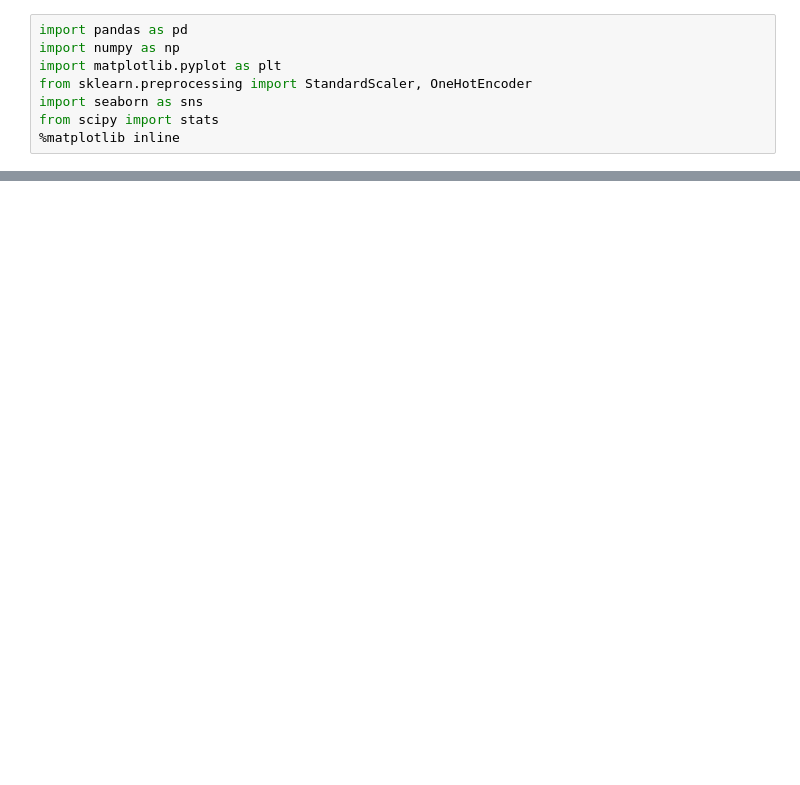
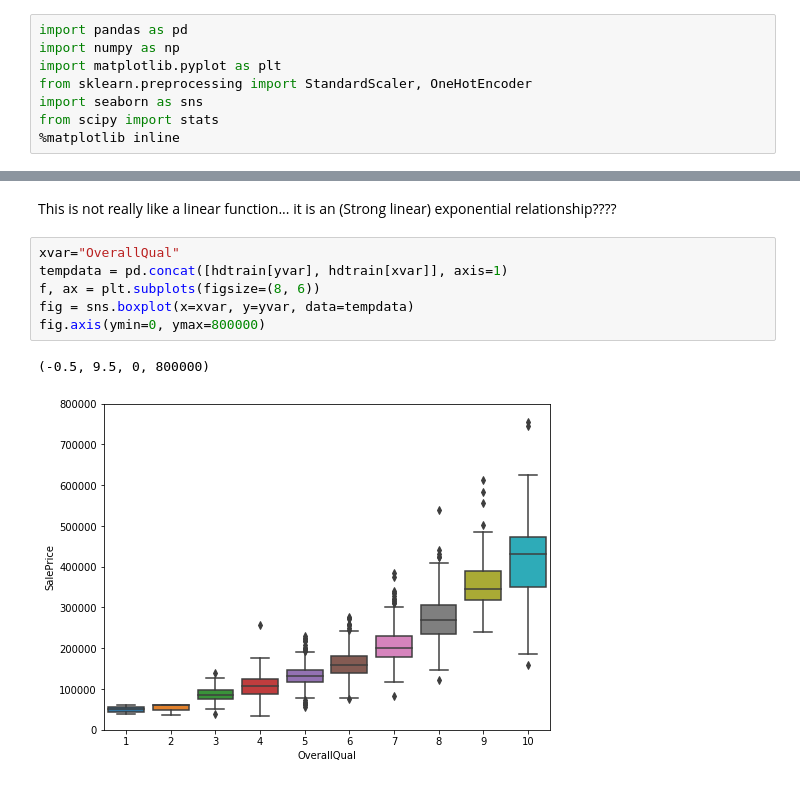
Before and after one commit to ZechCal/HousePredict, a Jupyter notebook: data_process.ipynb, the cells around one changed output, grey strips where cells are left out. Drawn from its saved outputs; the diff is of its cells as text; blank space fills up the shorter version.

```diff
--- a/data_process.ipynb
+++ b/data_process.ipynb
@@ -102,0 +57,11 @@ df_hshd.eval('GarageBlt = YrSold-GarageYrBlt')
+# %% [markdown]
+This is not really like a linear function... it is an (Strong linear) exponential relationship????
+# %%
+xvar="OverallQual"
+tempdata = pd.concat([hdtrain[yvar], hdtrain[xvar]], axis=1)
+f, ax = plt.subplots(figsize=(8, 6))
+fig = sns.boxplot(x=xvar, y=yvar, data=tempdata)
+fig.axis(ymin=0, ymax=800000)
+# %% [output]
+(-0.5, 9.5, 0, 800000)
+[figure, added]
```
Also changed, not shown: parts of 41 cells of this notebook, 2 other files.
